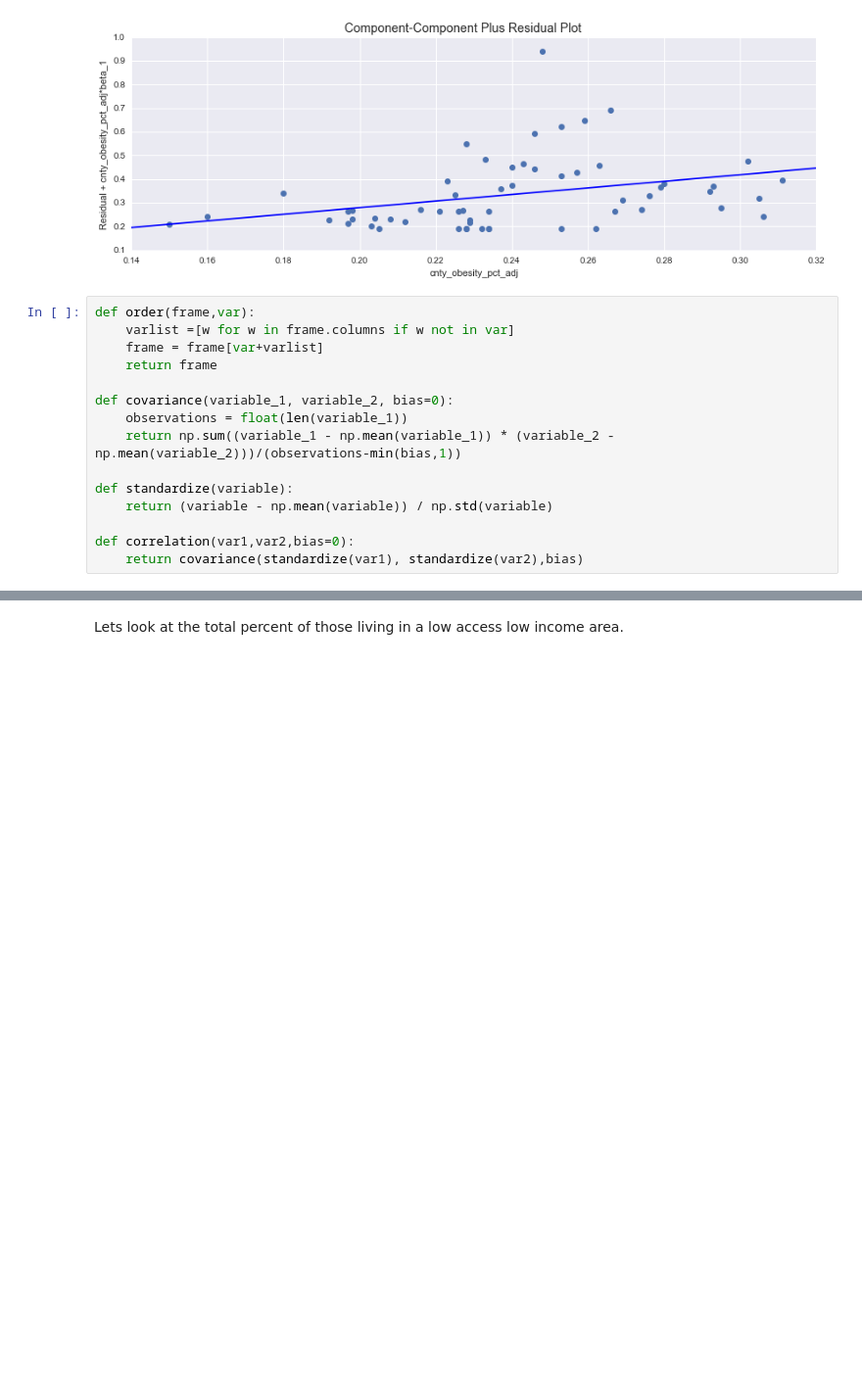
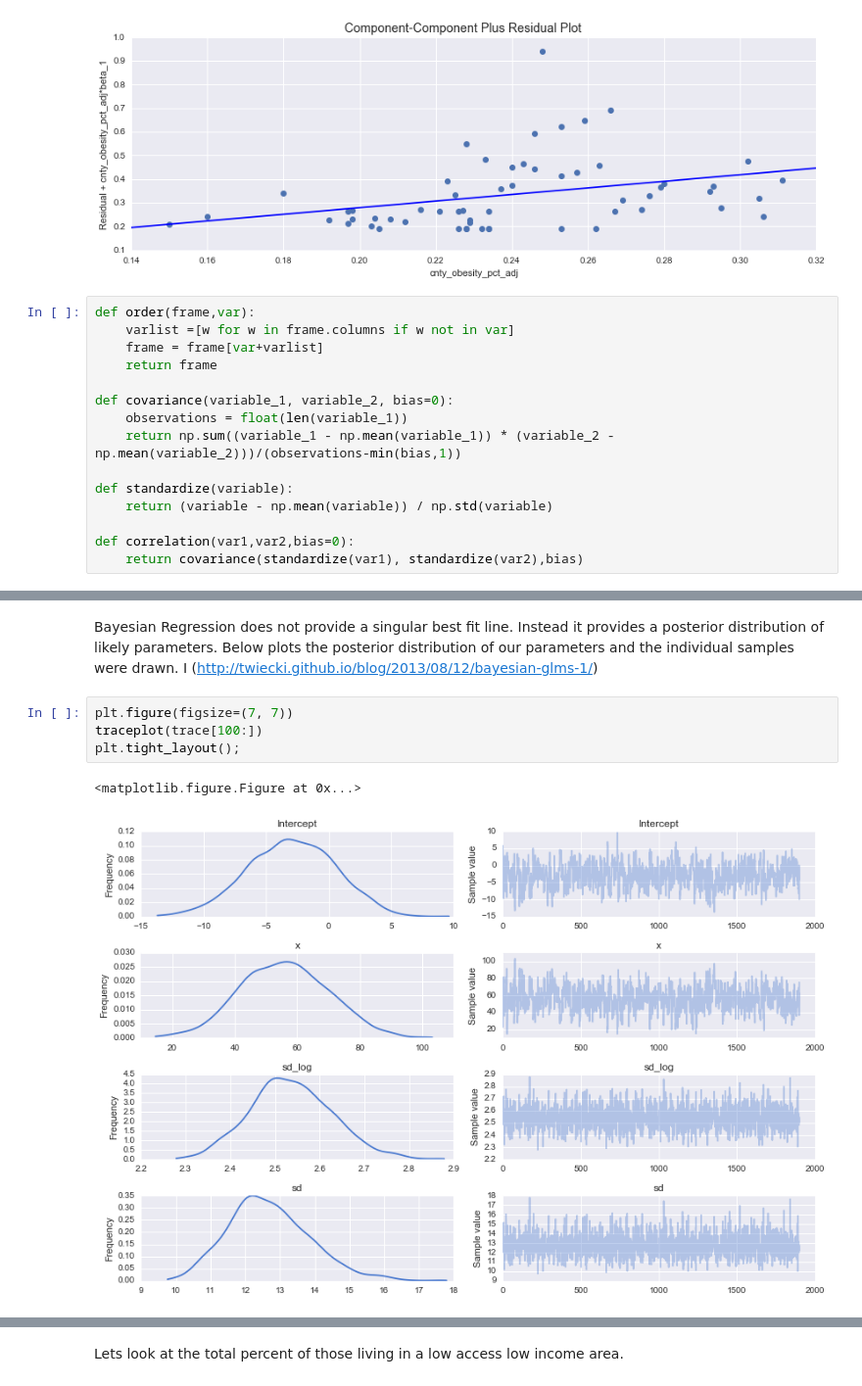
Before and after one commit to JamesSkane/desert_workspace, a Jupyter notebook: Single_predictor_lin_reg.ipynb, the cells around one changed output, grey strips where cells are left out. Shown at 98% size. Drawn from its saved outputs; the diff is of its cells as text; blank space fills up the shorter version.

```diff
--- a/Single_predictor_lin_reg.ipynb
+++ b/Single_predictor_lin_reg.ipynb
@@ -444,0 +669,10 @@ def correlation(var1,var2,bias=0):
+# %% [markdown]
+Bayesian Regression does not provide a singular best fit line. Instead it provides a posterior distribution of likely parameters. Below plots the posterior distribution of our parameters and the individual samples were drawn. I
+(http://twiecki.github.io/blog/2013/08/12/bayesian-glms-1/)
+# %%
+plt.figure(figsize=(7, 7))
+traceplot(trace[100:])
+plt.tight_layout();
+# %% [output]
+<matplotlib.figure.Figure at 0x...>
+[figure, added]
```
Also changed, not shown: parts of 47 cells of this notebook, 5 other files.
